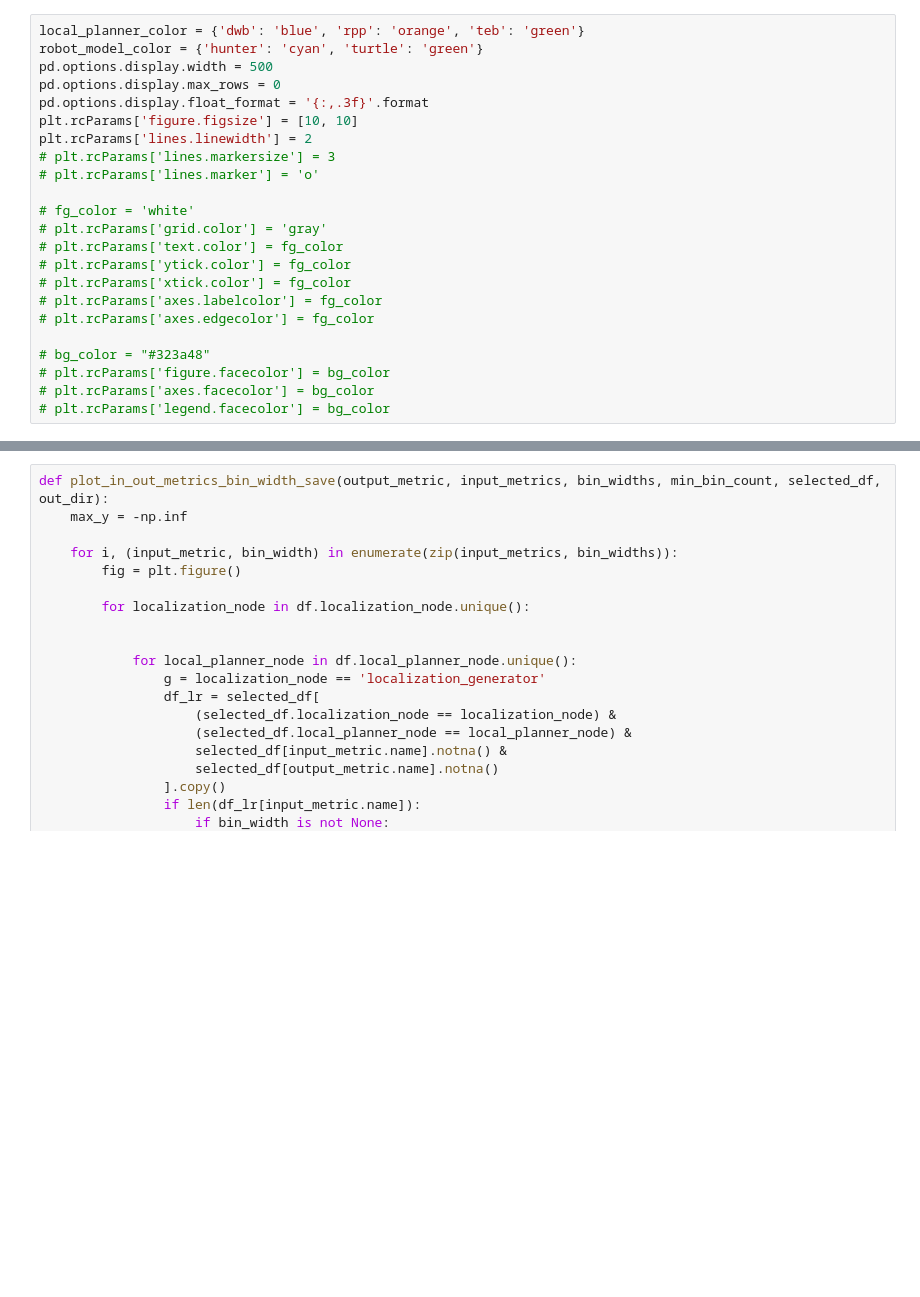
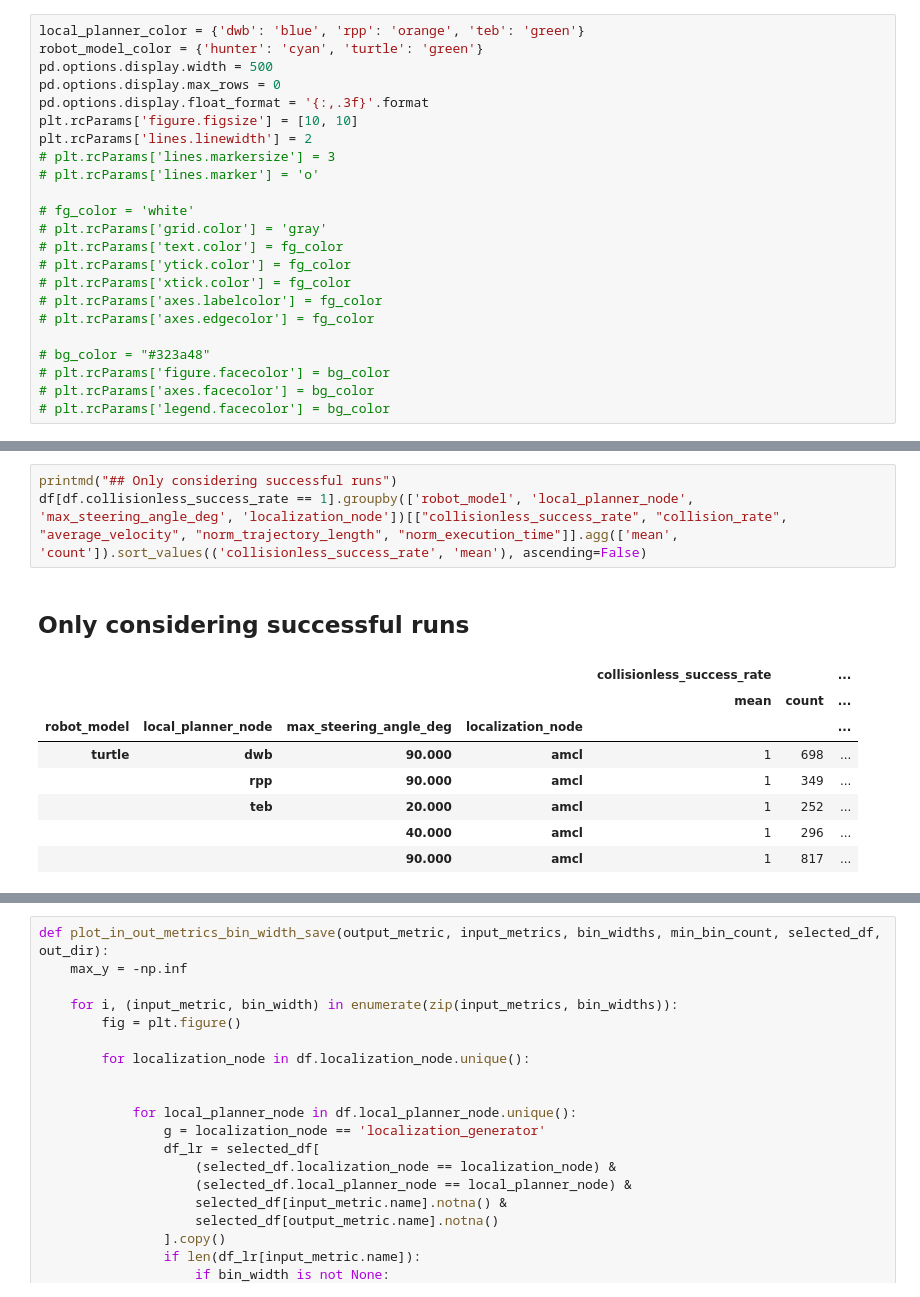
Before and after one commit to AIRLab-POLIMI/local_planning_performance_modelling, a Jupyter notebook: notebooks/paper_plots.ipynb, the cells around one changed output, grey strips where cells are left out. Drawn from its saved outputs; the diff is of its cells as text; blank space fills up the shorter version.

```diff
--- a/notebooks/paper_plots.ipynb
+++ b/notebooks/paper_plots.ipynb
@@ -164,0 +178,13 @@ for name in metrics_and_versions:
+# %%
+printmd("## Only considering successful runs")
+df[df.collisionless_success_rate == 1].groupby(['robot_model', 'local_planner_node', 'max_steering_angle_deg', 'localization_node'])[["collisionless_success_rate", "collision_rate", "average_velocity", "norm_trajectory_length", "norm_execution_time"]].agg(['mean', 'count']).sort_values(('collisionless_success_rate', 'mean'), ascending=False)
+# %% [output]
+## Only considering successful runs
+|  |  |  |  | collisionless_success_rate |  | ... |
+|  |  |  |  | mean | count | ... |
+| robot_model | local_planner_node | max_steering_angle_deg | localization_node |  |  | ... |
+| turtle | dwb | 90.000 | amcl | 1 | 698 | ... |
+|  | rpp | 90.000 | amcl | 1 | 349 | ... |
+|  | teb | 20.000 | amcl | 1 | 252 | ... |
+|  |  | 40.000 | amcl | 1 | 296 | ... |
+|  |  | 90.000 | amcl | 1 | 817 | ... |
```
Also changed, not shown: parts of 8 cells of this notebook.
